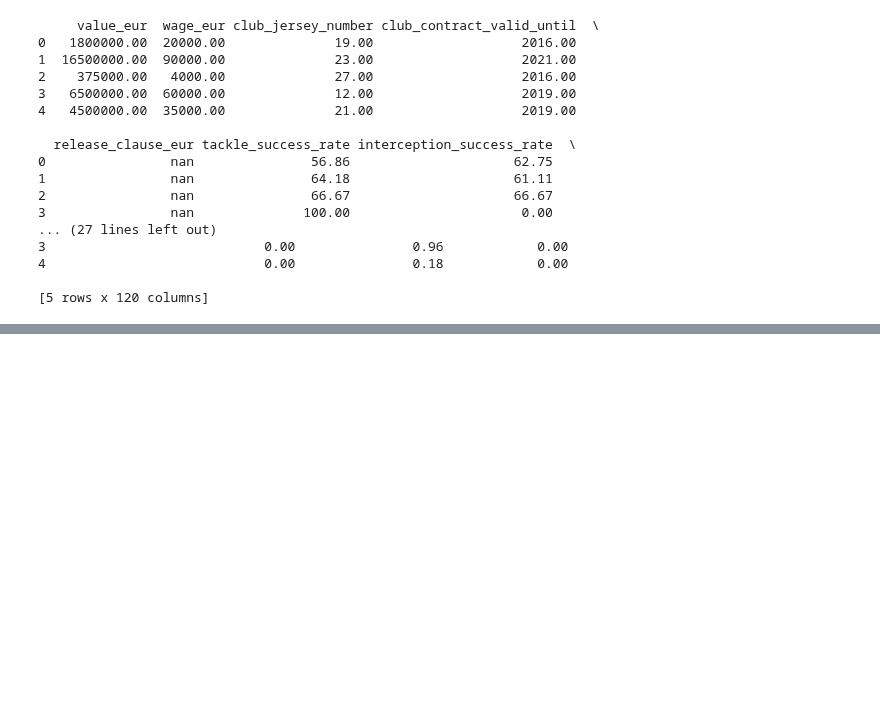
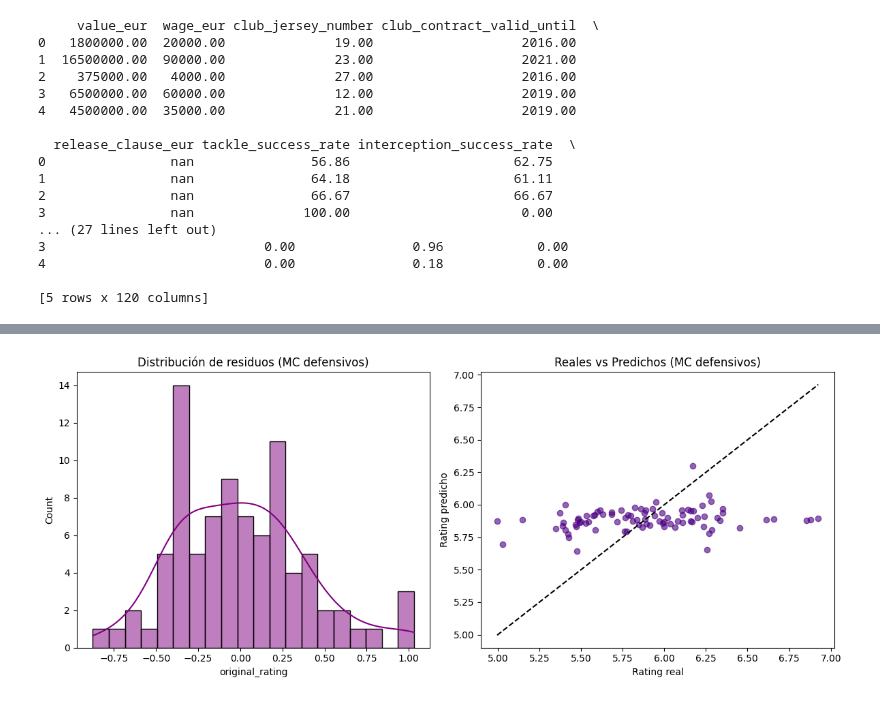
Before and after one commit to Germiprogramer/TFG-Agente-de-Scouting, a Jupyter notebook: post_estadisticas.ipynb, the cells around one changed output, grey strips where cells are left out. Saved outputs shown, nothing was run; the diff lists cells and outputs as text; code cells hidden in the pictures; blank space fills up the shorter version.

```diff
--- a/post_estadisticas.ipynb
+++ b/post_estadisticas.ipynb
@@ -212,0 +560,82 @@ jugadores_total.to_csv("datos/datos_jugadores_v3/jugadores_total.csv")
+# %%
+import pandas as pd
+import numpy as np
+from sklearn.linear_model import LinearRegression
+from sklearn.preprocessing import StandardScaler
+from sklearn.impute import SimpleImputer
+from sklearn.metrics import r2_score, mean_absolute_error, mean_squared_error
+import matplotlib.pyplot as plt
+import seaborn as sns
+
+# 1️⃣ Variables específicas para mediocentros defensivos
+variables_mc_defensivo = [
+    "interceptions_per90",
+    "ball_recoveries_per90",
+    "pressures_per90",
+    "progressive_passes_per90",
+    "duels_won_per90",
+    "fouls_committed_per90"
+]
+
+# 2️⃣ Filtrar datos para mediocentros defensivos
+etiquetas_mc_defensivo = [
+    'Right Defensive Midfield',
+    'Center Defensive Midfield',
+    'Left Defensive Midfield'
+]
+df_mc_defensivo = df_ratings[df_ratings["main_position"].isin(etiquetas_mc_defensivo)].copy()
+
+# 3️⃣ Eliminar registros con NaN
+columnas_necesarias = ["original_rating"] + variables_mc_defensivo
+df_mc_defensivo = df_mc_defensivo[columnas_necesarias].dropna()
+
+print(f"📊 Registros disponibles para mediocentros defensivos: {len(df_mc_defensivo)}")
+
+# 4️⃣ Preparar X e y
+X = df_mc_defensivo[variables_mc_defensivo]
+y = df_mc_defensivo["original_rating"]
+
+# 5️⃣ Imputación
+imputer = SimpleImputer(strategy="mean")
+X_imputed = imputer.fit_transform(X)
+
+# 6️⃣ Escalado
+scaler = StandardScaler()
+X_scaled = scaler.fit_transform(X_imputed)
+
+# 7️⃣ Modelo
+modelo = LinearRegression()
+modelo.fit(X_scaled, y)
+y_pred = modelo.predict(X_scaled)
+
+# 8️⃣ Métricas
+r2 = r2_score(y, y_pred)
+mae = mean_absolute_error(y, y_pred)
+mse = mean_squared_error(y, y_pred)
+mape = np.mean(np.abs((y - y_pred) / y)) * 100
+
+print(f"✅ R2 Score: {r2:.4f}")
+print(f"📉 MAE: {mae:.4f}")
+print(f"📉 MSE: {mse:.4f}")
+print(f"📉 MAPE: {mape:.2f}%")
+
+# 9️⃣ Visualización
+residuos = y - y_pred
+plt.figure(figsize=(12, 5))
+
+# Histograma de residuos
+plt.subplot(1, 2, 1)
+sns.histplot(residuos, kde=True, bins=20, color="purple")
+plt.title("Distribución de residuos (MC defensivos)")
+
+# Reales vs predichos
+plt.subplot(1, 2, 2)
+plt.scatter(y, y_pred, alpha=0.6, color="indigo")
+plt.plot([y.min(), y.max()], [y.min(), y.max()], "k--")
+plt.xlabel("Rating real")
+plt.ylabel("Rating predicho")
+plt.title("Reales vs Predichos (MC defensivos)")
+
+plt.tight_layout()
+plt.show()
+# %% [output]
@@ -212,0 +647 @@ jugadores_total.to_csv("datos/datos_jugadores_v3/jugadores_total.csv")
+[figure, added]
```
Also changed, not shown: parts of 17 cells of this notebook.
